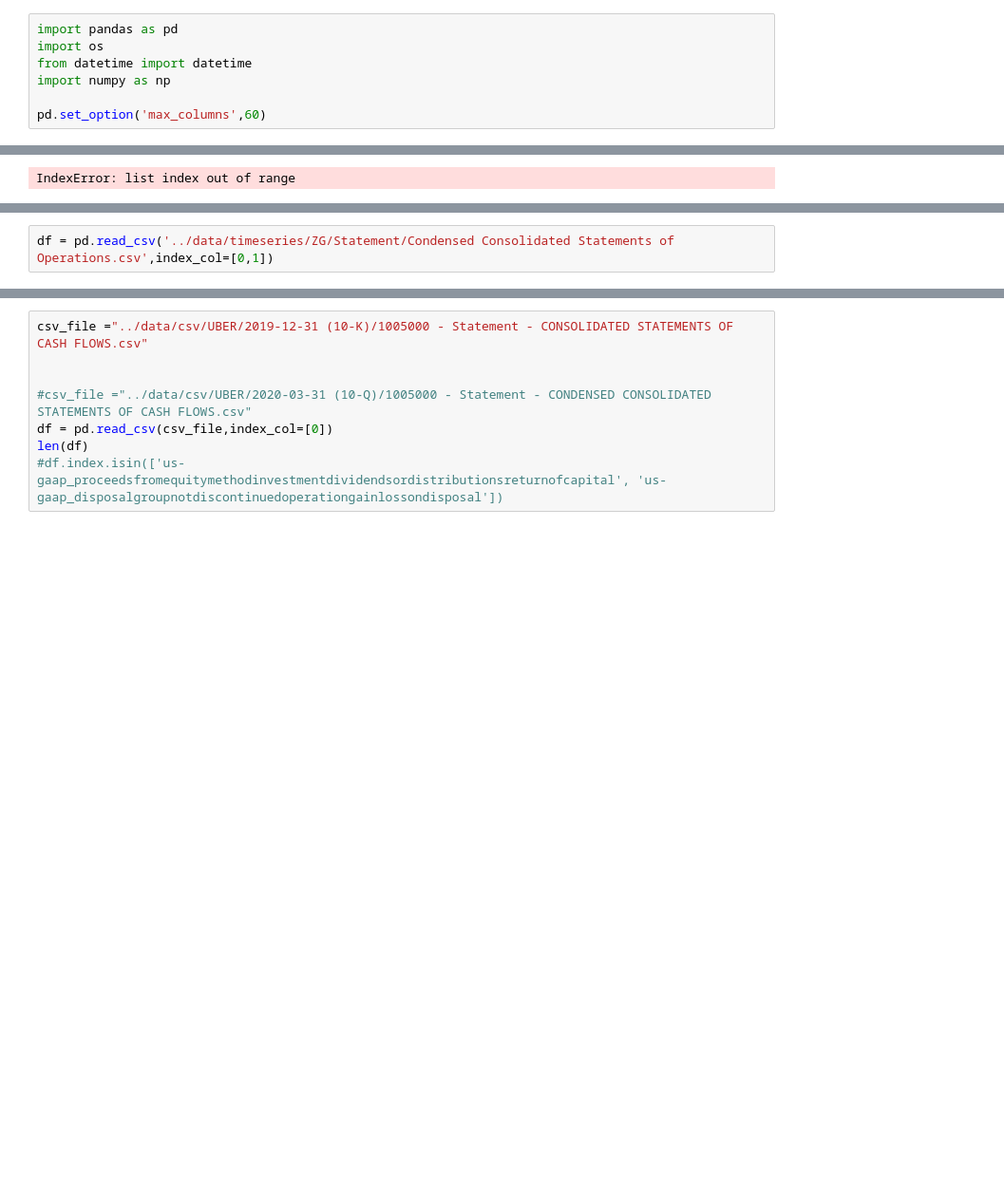
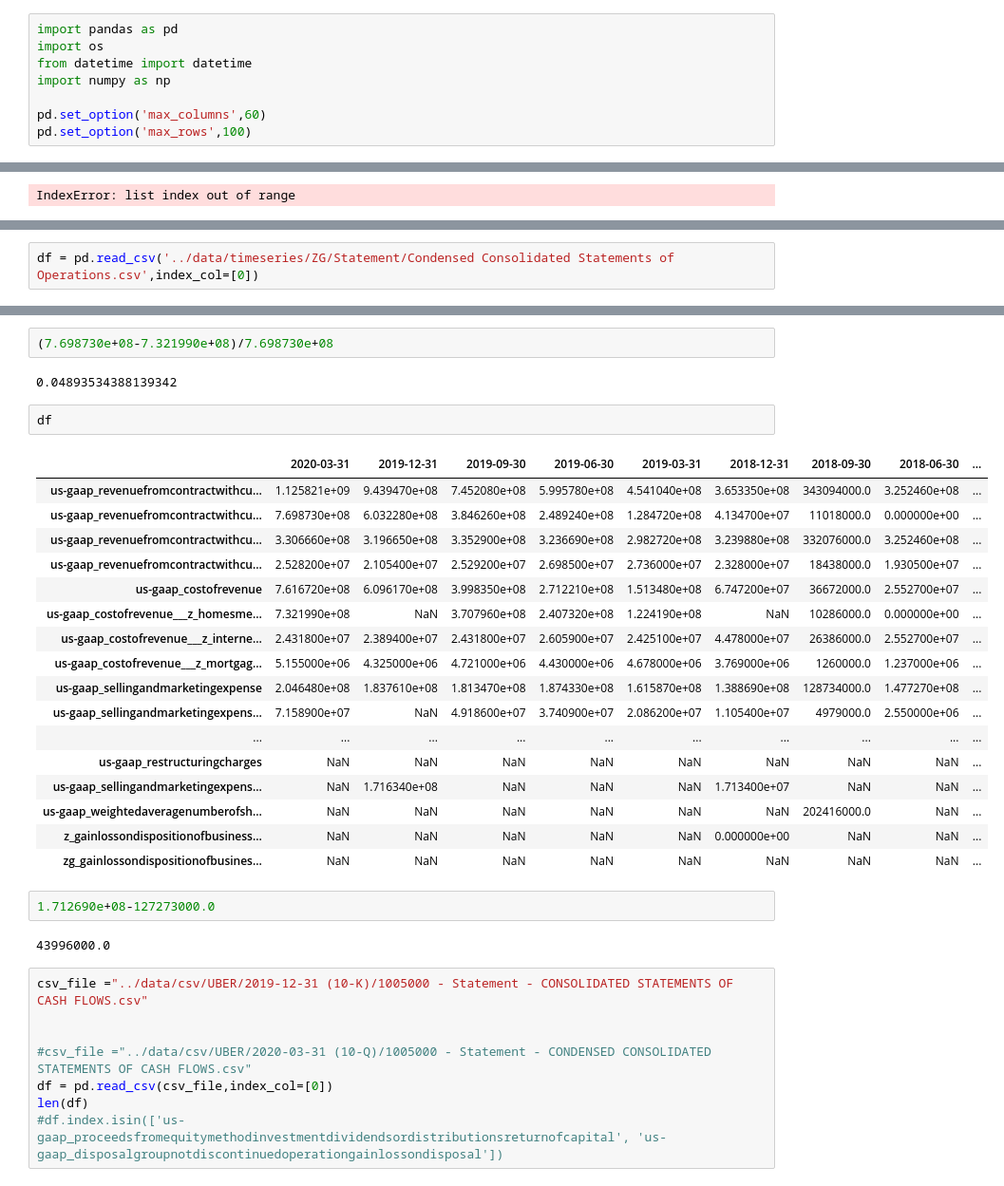
Before and after one commit to antgoldbloom/XBRL_Parser, a Jupyter notebook: view_csvs.ipynb, the cells around one changed output, grey strips where cells are left out. Shown: that part at 95% size. Saved outputs shown, nothing was run; the diff lists cells and outputs as text; blank space fills up the shorter version.

```diff
--- a/view_csvs.ipynb
+++ b/view_csvs.ipynb
@@ -5,6 +5,7 @@ from datetime import datetime
 import numpy as np
 
 pd.set_option('max_columns',60)
+pd.set_option('max_rows',100)
 # %%
 AMZN_statement_folder = "../data/timeseries/AMZN/Statement"
 file_list = []
@@ -21,2 +44,2 @@ IndexError: list index out of range
 # %%
-df = pd.read_csv('../data/timeseries/ZG/Statement/Condensed Consolidated Statements of Operations.csv',index_col=[0,1])
+df = pd.read_csv('../data/timeseries/ZG/Statement/Condensed Consolidated Statements of Operations.csv',index_col=[0])
@@ -29,3 +46,31 @@ df[df.index.get_level_values(1).isin(['us-gaap_revenuefromcontractwithcustomerex
+# %%
+(7.698730e+08-7.321990e+08)/7.698730e+08
+# %% [output]
+0.04893534388139342
+# %%
+df
+# %% [output]
+|  | 2020-03-31 | 2019-12-31 | 2019-09-30 | 2019-06-30 | 2019-03-31 | 2018-12-31 | 2018-09-30 | 2018-06-30 | ... |
+| us-gaap_revenuefromcontractwithcu... | 1.125821e+09 | 9.439470e+08 | 7.452080e+08 | 5.995780e+08 | 4.541040e+08 | 3.653350e+08 | 343094000.0 | 3.252460e+08 | ... |
+| us-gaap_revenuefromcontractwithcu... | 7.698730e+08 | 6.032280e+08 | 3.846260e+08 | 2.489240e+08 | 1.284720e+08 | 4.134700e+07 | 11018000.0 | 0.000000e+00 | ... |
+| us-gaap_revenuefromcontractwithcu... | 3.306660e+08 | 3.196650e+08 | 3.352900e+08 | 3.236690e+08 | 2.982720e+08 | 3.239880e+08 | 332076000.0 | 3.252460e+08 | ... |
+| us-gaap_revenuefromcontractwithcu... | 2.528200e+07 | 2.105400e+07 | 2.529200e+07 | 2.698500e+07 | 2.736000e+07 | 2.328000e+07 | 18438000.0 | 1.930500e+07 | ... |
+| us-gaap_costofrevenue | 7.616720e+08 | 6.096170e+08 | 3.998350e+08 | 2.712210e+08 | 1.513480e+08 | 6.747200e+07 | 36672000.0 | 2.552700e+07 | ... |
+| us-gaap_costofrevenue___z_homesme... | 7.321990e+08 | NaN | 3.707960e+08 | 2.407320e+08 | 1.224190e+08 | NaN | 10286000.0 | 0.000000e+00 | ... |
+| us-gaap_costofrevenue___z_interne... | 2.431800e+07 | 2.389400e+07 | 2.431800e+07 | 2.605900e+07 | 2.425100e+07 | 4.478000e+07 | 26386000.0 | 2.552700e+07 | ... |
+| us-gaap_costofrevenue___z_mortgag... | 5.155000e+06 | 4.325000e+06 | 4.721000e+06 | 4.430000e+06 | 4.678000e+06 | 3.769000e+06 | 1260000.0 | 1.237000e+06 | ... |
+| us-gaap_sellingandmarketingexpense | 2.046480e+08 | 1.837610e+08 | 1.813470e+08 | 1.874330e+08 | 1.615870e+08 | 1.388690e+08 | 128734000.0 | 1.477270e+08 | ... |
+| us-gaap_sellingandmarketingexpens... | 7.158900e+07 | NaN | 4.918600e+07 | 3.740900e+07 | 2.086200e+07 | 1.105400e+07 | 4979000.0 | 2.550000e+06 | ... |
+| ... | ... | ... | ... | ... | ... | ... | ... | ... | ... |
+| us-gaap_restructuringcharges | NaN | NaN | NaN | NaN | NaN | NaN | NaN | NaN | ... |
+| us-gaap_sellingandmarketingexpens... | NaN | 1.716340e+08 | NaN | NaN | NaN | 1.713400e+07 | NaN | NaN | ... |
+| us-gaap_weightedaveragenumberofsh... | NaN | NaN | NaN | NaN | NaN | NaN | 202416000.0 | NaN | ... |
+| z_gainlossondispositionofbusiness... | NaN | NaN | NaN | NaN | NaN | 0.000000e+00 | NaN | NaN | ... |
+| zg_gainlossondispositionofbusines... | NaN | NaN | NaN | NaN | NaN | NaN | NaN | NaN | ... |
+# %%
+1.712690e+08-127273000.0
+# %% [output]
+43996000.0
 # %%
 csv_file ="../data/csv/UBER/2019-12-31 (10-K)/1005000 - Statement - CONSOLIDATED STATEMENTS OF CASH FLOWS.csv"
 
```
Also changed, not shown: parts of 3 cells of this notebook, 1 other file.
